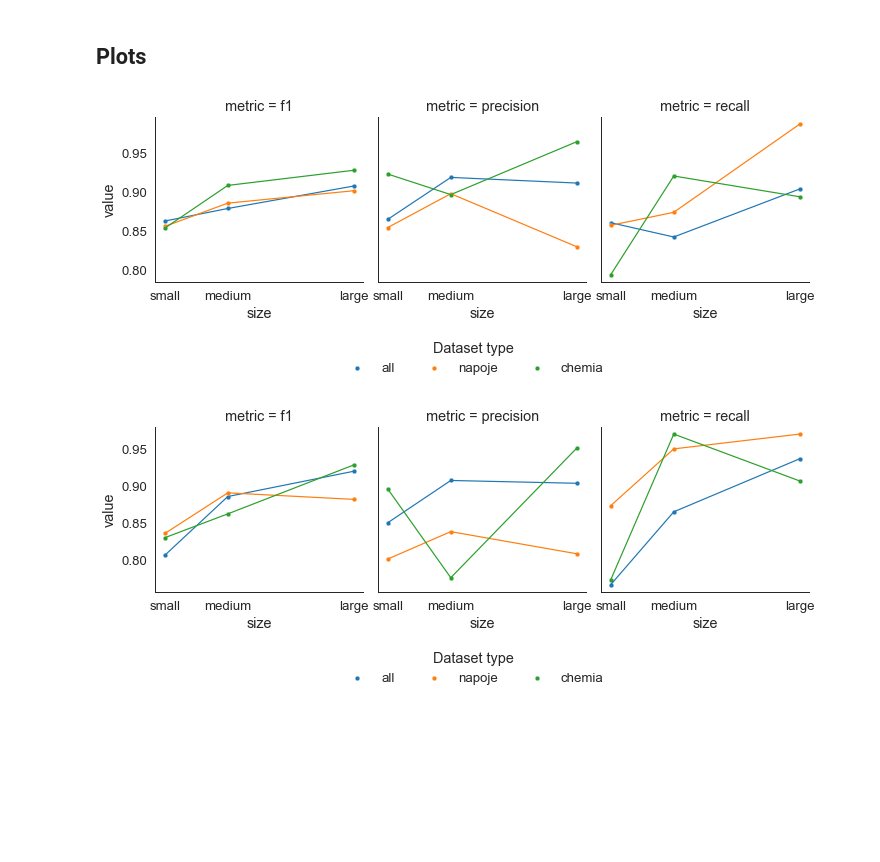
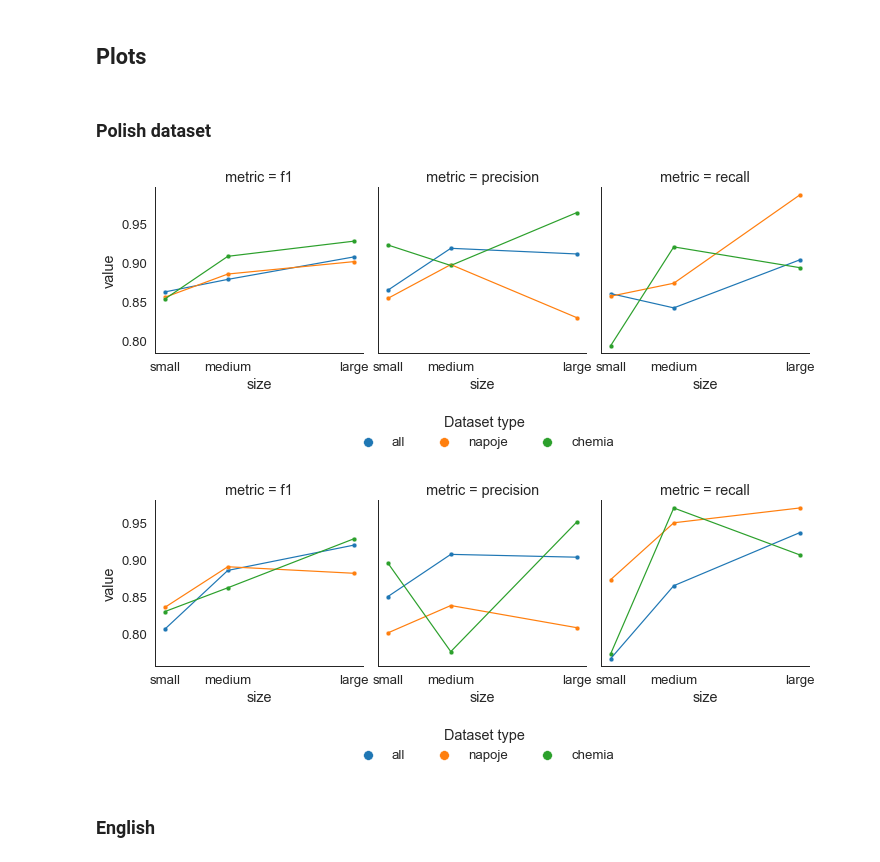
Before and after one commit to mozdzonekm/mlt4pm, a Jupyter notebook: results/results_analysis.ipynb, the cells around one changed output. Drawn from its saved outputs; the diff is of its cells as text; code cells hidden in the pictures; blank space fills up the shorter version.

```diff
--- a/results/results_analysis.ipynb
+++ b/results/results_analysis.ipynb
@@ -14,7 +14,12 @@ df = pd.DataFrame()
 for root, subdirs, files in os.walk(results_folder):
     for f in files:
         if f == 'metrics.csv':
-            df = df.append(pd.read_csv(os.path.join(root,f)))
+            d = pd.read_csv(os.path.join(root,f))
+            if 'PL' in root:
+                d['lang'] = 'PL'
+            elif 'ENG' in root:
+                d['lang'] = 'ENG'
+            df = df.append(d)
 df = df.drop(columns=['Unnamed: 0']).reset_index(drop=True)
 df.to_csv(metrics_path, index=False)
 # %% [markdown]
@@ -57,25 +62,34 @@ def encode_size(s):
 df['size'] = df['dataset_size'].apply(encode_size)
 # %%
 metrics_df = df[['f1', 'precision', 'recall']].melt(ignore_index=False, var_name='metric')
-info_df = df[['model', 'size', 'dataset_size', 'dataset_type']]
+info_df = df[['model', 'size', 'dataset_size', 'dataset_type', 'lang']]
 metrics_info_df = metrics_df.merge(info_df, left_index=True, right_index=True)
 # %%
-def plot_f1_prec_rec_for_model(data, model, model_label):
-    f = (metrics_info_df['model']==model)
-    d = metrics_info_df[f].sort_values(by='size', ascending=False)
+def plot_f1_prec_rec_for_model(data, model, model_label, bbox_anchor):
+    f = (data['model']==model)
+    d = data[f].sort_values(by='size', ascending=False)
     g = sns.FacetGrid(d, col="metric", hue='dataset_type', height=3.5)
     g.map(sns.lineplot, 'size', 'value', legend=None)
     g.map(sns.scatterplot, 'size', 'value')
     g.set(xticks=[1,3,7])
     g.set(xticklabels=['small', 'medium', 'large'])
-    g.add_legend(title='Dataset type', loc="lower center", bbox_to_anchor=(0.4,-0.2), ncol=d['metric'].nunique())
+    ncol = data['dataset_type'].nunique()
+    g.add_legend(title='Dataset type', ncol=ncol,
+        loc='center', bbox_to_anchor=bbox_anchor,
+        markerscale=2.0)
     plt.savefig(f'img/{model_label}_metrics.svg', bbox_inches = 'tight', pad_inches = 0)
     plt.show()
+# %% [markdown]
+### Polish dataset
+# %%
+polish_df = metrics_info_df[metrics_info_df['lang'] == 'PL']
 # %%
-plot_f1_prec_rec_for_model(df,'bert-base-multilingual-uncased', 'bert')
+plot_f1_prec_rec_for_model(polish_df,'bert-base-multilingual-uncased', 'bert_PL', (0.41, -0.10))
 # %% [output]
-[figure, old version]
+[figure, new version]
 # %%
-plot_f1_prec_rec_for_model(df, 'xlm-roberta-base', 'XLM-RoBERTa')
+plot_f1_prec_rec_for_model(polish_df, 'xlm-roberta-base', 'XLM-RoBERTa_PL', (0.41, -0.10))
 # %% [output]
-[figure, old version]
+[figure, new version]
+# %% [markdown]
+### English
```
Also changed, not shown: parts of 10 cells of this notebook, 9 other files.
